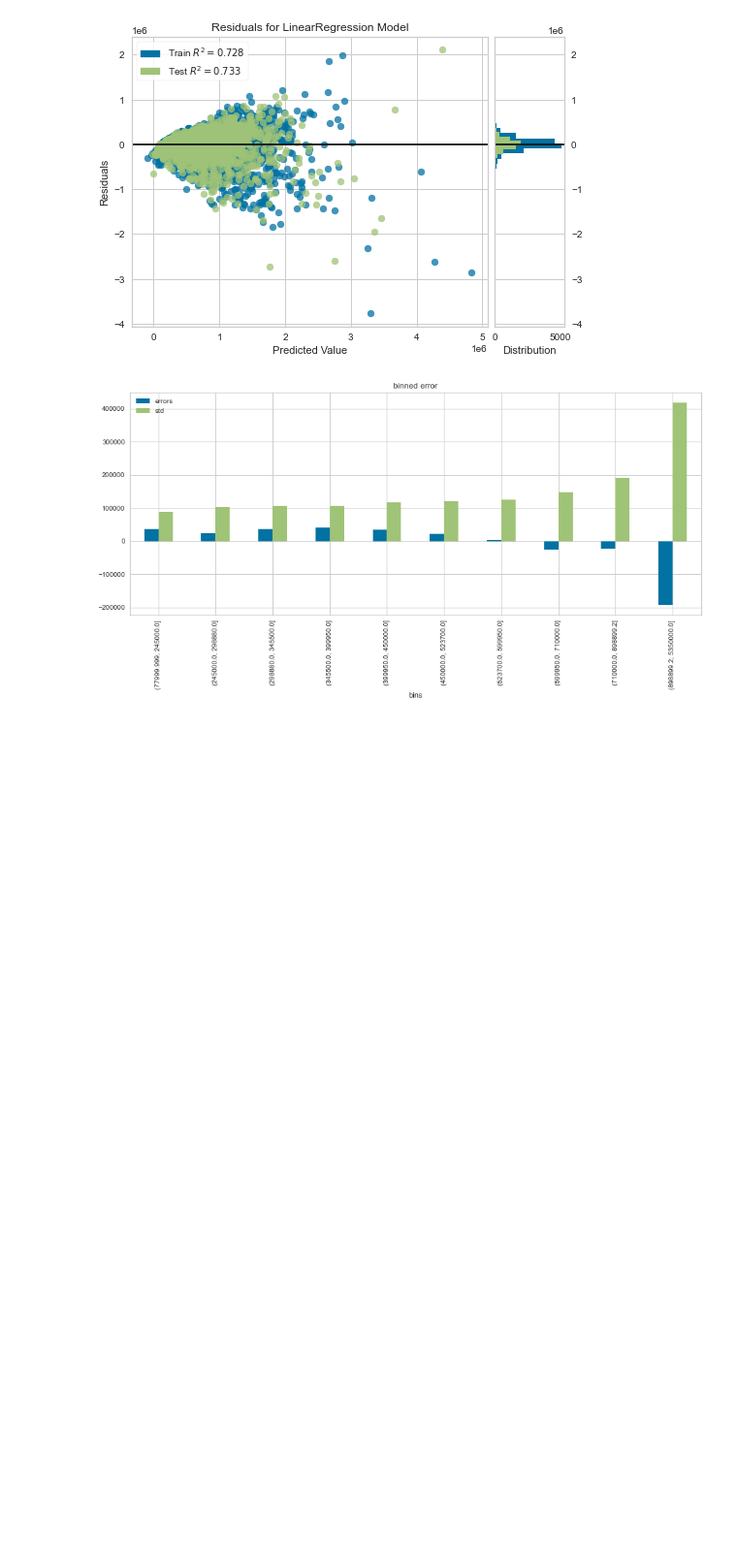
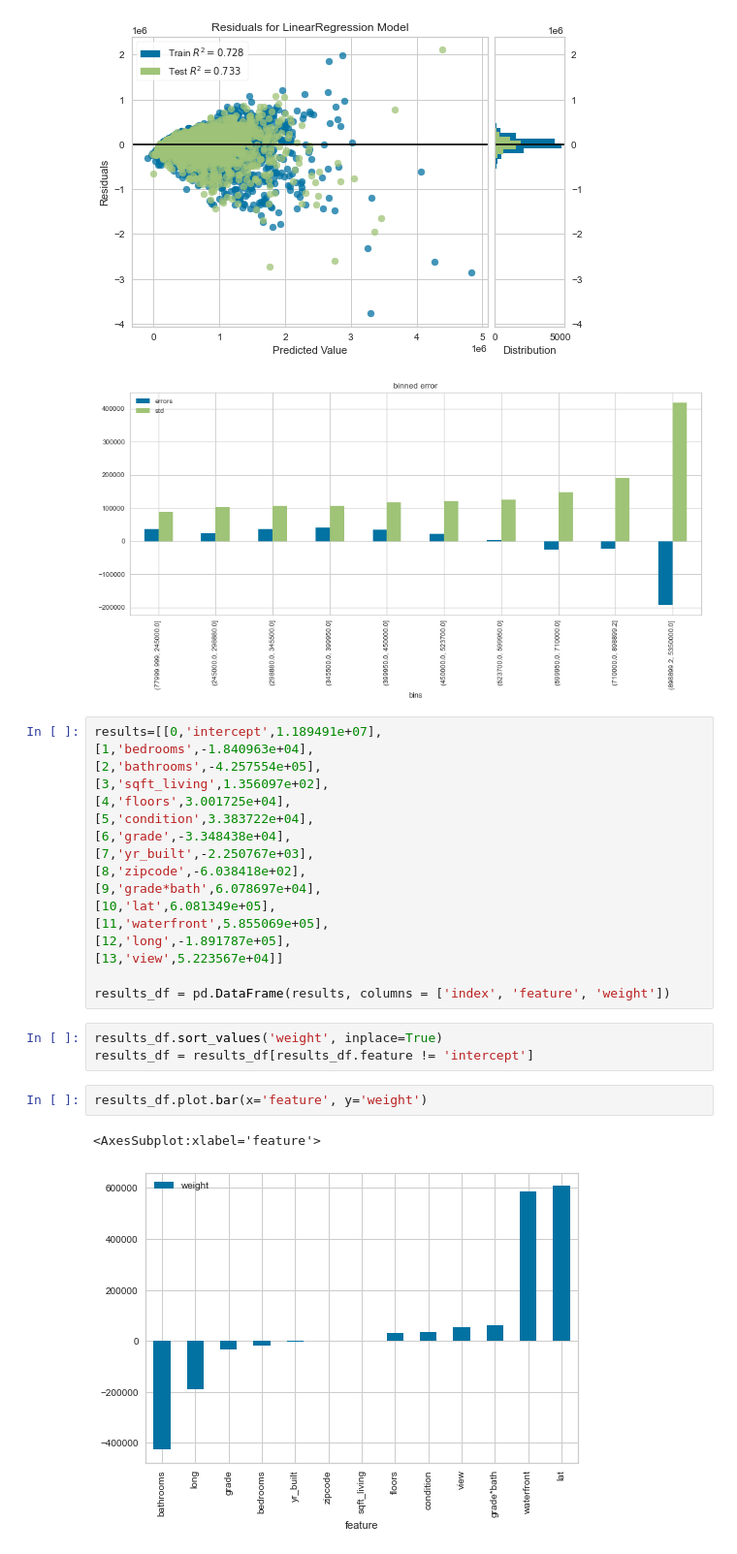
Before and after one commit to asval211/king_county_housing_data, a Jupyter notebook: notebooks/exploratory/pete/Pete_house_functions.ipynb, the cells around one changed output. Shown: that part at 97% size. Drawn from its saved outputs; the diff is of its cells as text; blank space fills up the shorter version.

```diff
--- a/notebooks/exploratory/pete/Pete_house_functions.ipynb
+++ b/notebooks/exploratory/pete/Pete_house_functions.ipynb
@@ -693,3 +697,28 @@ intercept: 11894905.304711606
 13         view  5.223567e+04
 [figure]
 [figure]
+# %%
+results=[[0,'intercept',1.189491e+07],
+[1,'bedrooms',-1.840963e+04],
+[2,'bathrooms',-4.257554e+05],
+[3,'sqft_living',1.356097e+02],
+[4,'floors',3.001725e+04],
+[5,'condition',3.383722e+04],
+[6,'grade',-3.348438e+04],
+[7,'yr_built',-2.250767e+03],
+[8,'zipcode',-6.038418e+02],
+[9,'grade*bath',6.078697e+04],
+[10,'lat',6.081349e+05],
+[11,'waterfront',5.855069e+05],
+[12,'long',-1.891787e+05],
+[13,'view',5.223567e+04]]
+
+results_df = pd.DataFrame(results, columns = ['index', 'feature', 'weight'])
+# %%
+results_df.sort_values('weight', inplace=True)
+results_df = results_df[results_df.feature != 'intercept']
+# %%
+results_df.plot.bar(x='feature', y='weight')
+# %% [output]
+<AxesSubplot:xlabel='feature'>
+[figure, added]
```
Also changed, not shown: parts of 2 cells of this notebook, 1 other file.
